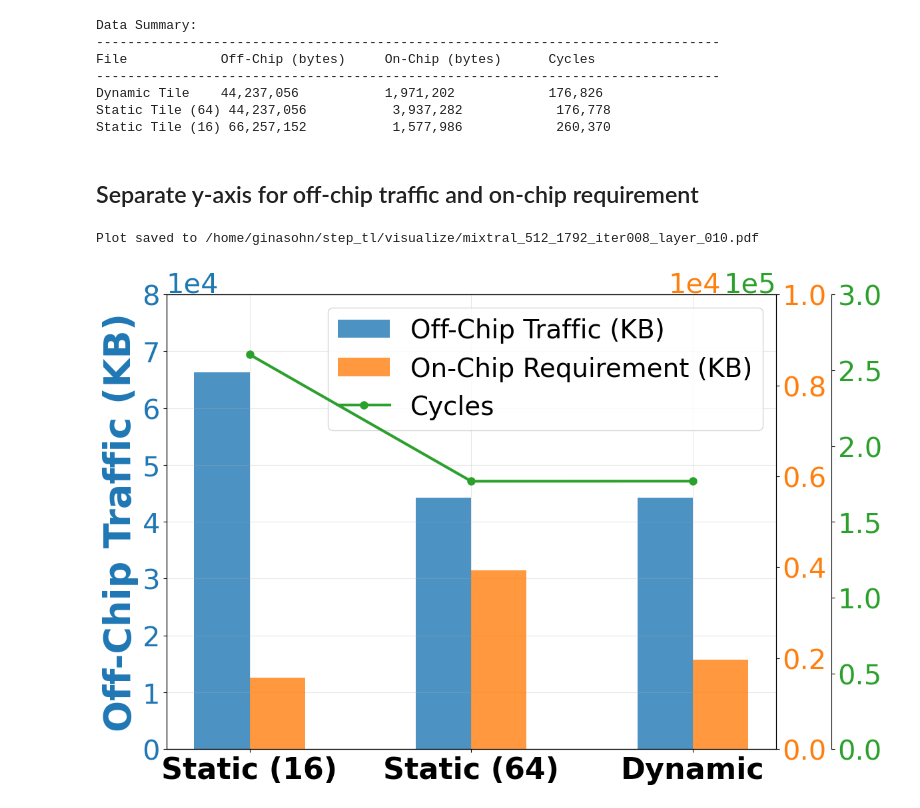
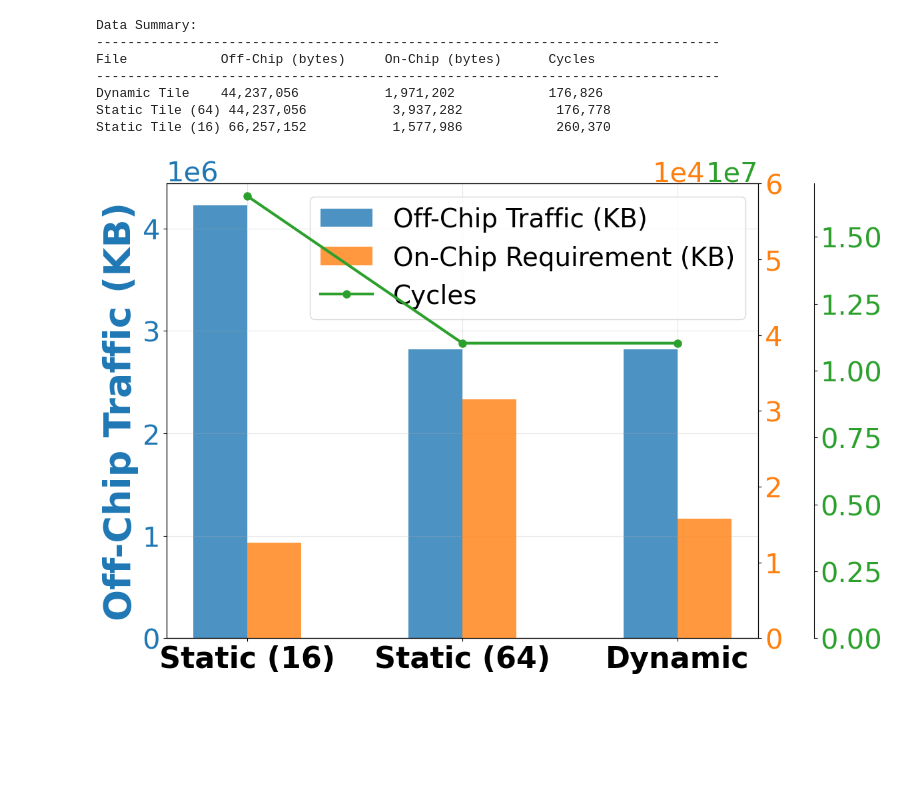
Before and after one commit to gina7484/step_artifact, a Jupyter notebook: visualize/dyn_tile.ipynb, the cells around one changed output. Cells and saved outputs as stored; diff of their text form; code cells hidden in the pictures; blank space fills up the shorter version.

```diff
--- a/visualize/dyn_tile.ipynb
+++ b/visualize/dyn_tile.ipynb
@@ -165,5 +165,3 @@ File            Off-Chip (bytes)     On-Chip (bytes)      Cycles
 Dynamic Tile    44,237,056           1,971,202            176,826
 Static Tile (64) 44,237,056           3,937,282            176,778
 Static Tile (16) 66,257,152           1,577,986            260,370
-# %% [markdown]
-## Separate y-axis for off-chip traffic and on-chip requirement
@@ -344,9 +167,0 @@ def create_memory_cycles_plot(csv_files, x_labels=None, output_file=None):
-# %%
-csv_files = [static_16_tile,static_64_tile, dyn_tile]
-output_file = "/home/ginasohn/step_tl/visualize/mixtral_512_1792_iter008_layer_010.pdf"
-# output_file = None
-labels = ['Static (16)','Static (64)', 'Dynamic', ]
-create_memory_cycles_plot(csv_files, x_labels=labels, output_file=output_file)
-# %% [output]
-Plot saved to /home/ginasohn/step_tl/visualize/mixtral_512_1792_iter008_layer_010.pdf
-[figure, removed]
@@ -352,0 +346,18 @@ Plot saved to /home/ginasohn/step_tl/visualize/mixtral_512_1792_iter008_layer_01
+# %%
+dyn_tile = "/home/ginasohn/step_tl/mixtral_4096_14336_round_16_iter008_layer_010_n_dyn_f32.csv"
+static_64_tile = "/home/ginasohn/step_tl/mixtral_4096_14336_80gb_max4192_iter008_layer_010_n64_f32.csv"
+static_16_tile = "/home/ginasohn/step_tl/mixtral_4096_14336_80gb_max4192_iter008_layer_010_n16_f32.csv"
+
+csv_files = [static_16_tile,static_64_tile, dyn_tile]
+# output_file = "/home/ginasohn/step_tl/visualize/mixtral_4096_14336_iter008_layer_010.pdf"
+output_file = None
+labels = ['Static (16)','Static (64)', 'Dynamic', ]
+
+# ax1.set_ylim(0,8*1e4) # off-chip traffic
+    ax2scale = (0,6*1e4)
+    ax2.set_ylim(ax2scale) # on-chip requirement
+    ax3.set_ylim(0,1.7*1e7) # cycles
+
+create_memory_cycles_plot(csv_files, x_labels=labels, output_file=output_file)
+# %% [output]
+[figure, added]
```
Also changed, not shown: parts of 6 cells of this notebook, 3 other files.
